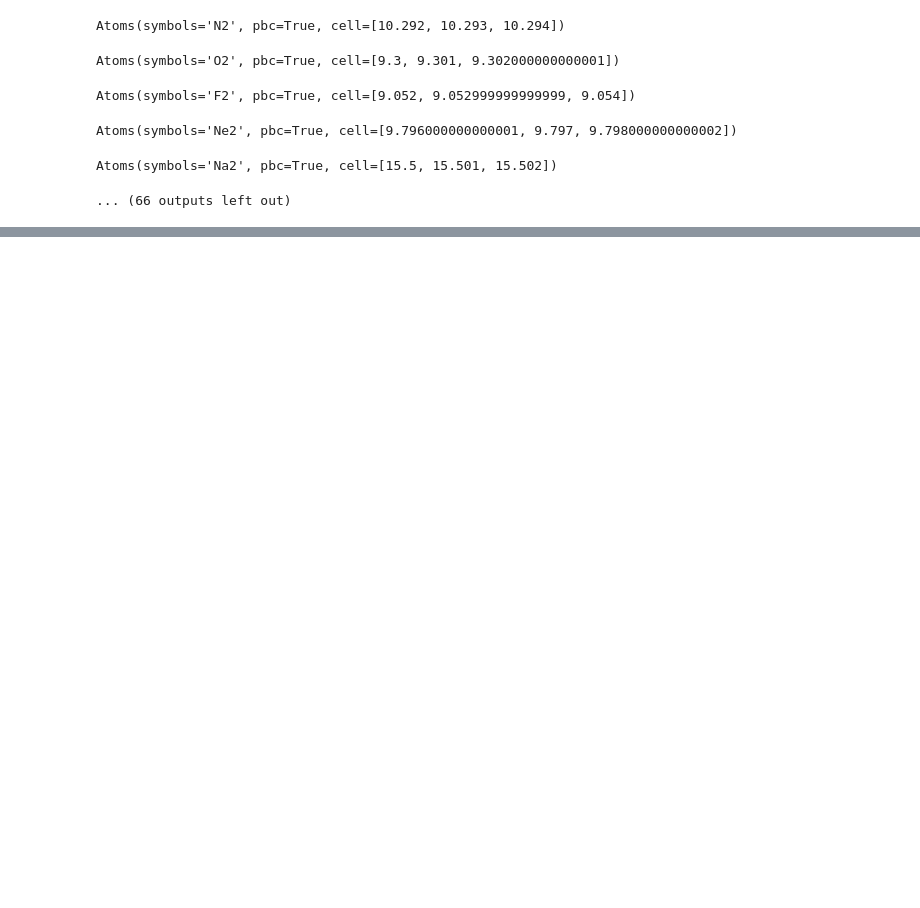
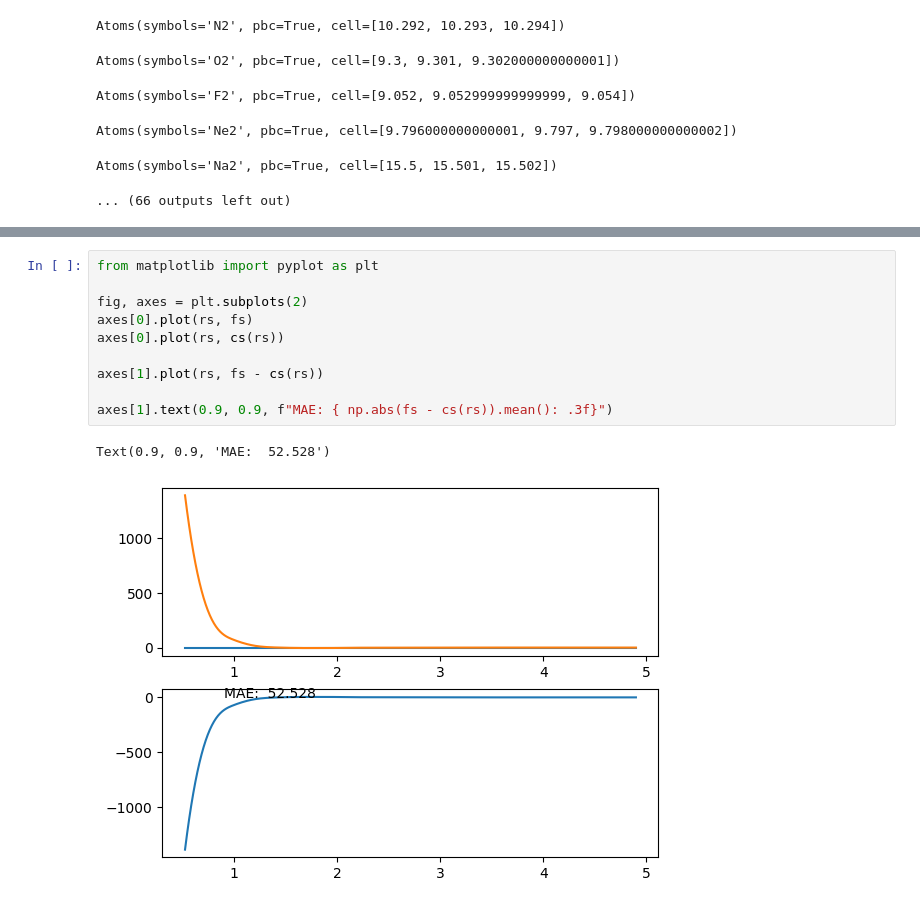
Before and after one commit to atomind-ai/mlip-arena, a Jupyter notebook: mlip_arena/tasks/diatomics/run.ipynb, the cells around one changed output, grey strips where cells are left out. Cells and saved outputs as stored; diff of their text form; blank space fills up the shorter version.

```diff
--- a/mlip_arena/tasks/diatomics/run.ipynb
+++ b/mlip_arena/tasks/diatomics/run.ipynb
@@ -314,3 +368,16 @@ for model in MLIPEnum:
+# %%
+from matplotlib import pyplot as plt
+
+fig, axes = plt.subplots(2)
+axes[0].plot(rs, fs)
+axes[0].plot(rs, cs(rs))
+
+axes[1].plot(rs, fs - cs(rs))
+
+axes[1].text(0.9, 0.9, f"MAE: { np.abs(fs - cs(rs)).mean(): .3f}")
+# %% [output]
+Text(0.9, 0.9, 'MAE:  52.528')
+[figure, added]
 # %%
 df
 # %% [output]
```
Also changed, not shown: parts of 5 cells of this notebook, 15 other files.
